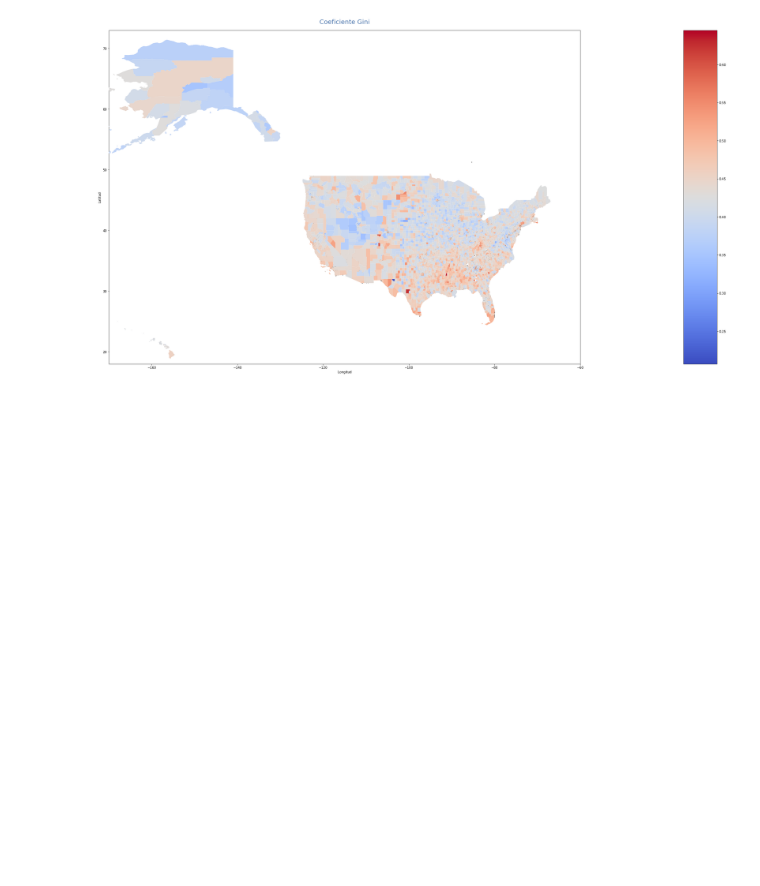
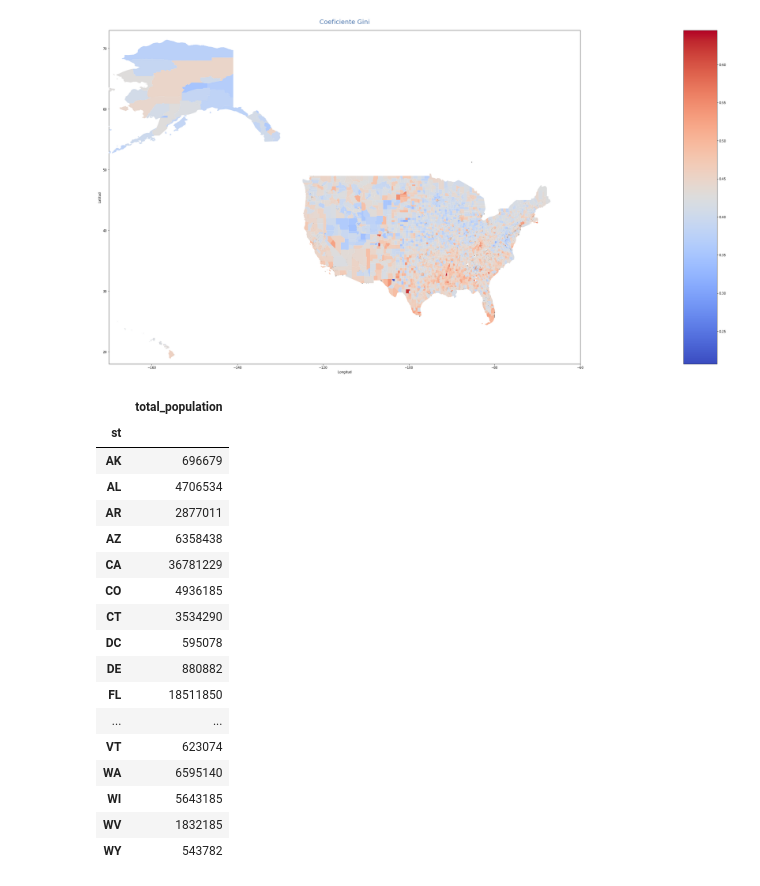
Before and after one commit to dafon1986/Elecciones, a Jupyter notebook: Muertes_Policiales_v1.ipynb, the cells around one changed output. Saved outputs shown, nothing was run; the diff lists cells and outputs as text; code cells hidden in the pictures; blank space fills up the shorter version.

```diff
--- a/Muertes_Policiales_v1.ipynb
+++ b/Muertes_Policiales_v1.ipynb
@@ -251,4 +250,27 @@ geomap.plot(column='gini_coefficient', cmap='coolwarm', ax=Mapa_Muertes,
 plt.show();
 # %% [output]
 [figure]
+# %%
+Poblacion = geomap[['st','total_population']]
+# %%
+Poblacion.groupby(by="st").sum()
+# %% [output]
+|  | total_population |
+| st |  |
+| AK | 696679 |
+| AL | 4706534 |
+| AR | 2877011 |
+| AZ | 6358438 |
+| CA | 36781229 |
+| CO | 4936185 |
+| CT | 3534290 |
+| DC | 595078 |
+| DE | 880882 |
+| FL | 18511850 |
+| ... | ... |
+| VT | 623074 |
+| WA | 6595140 |
+| WI | 5643185 |
+| WV | 1832185 |
+| WY | 543782 |
 # %%
```
Also changed, not shown: parts of 15 cells of this notebook.
